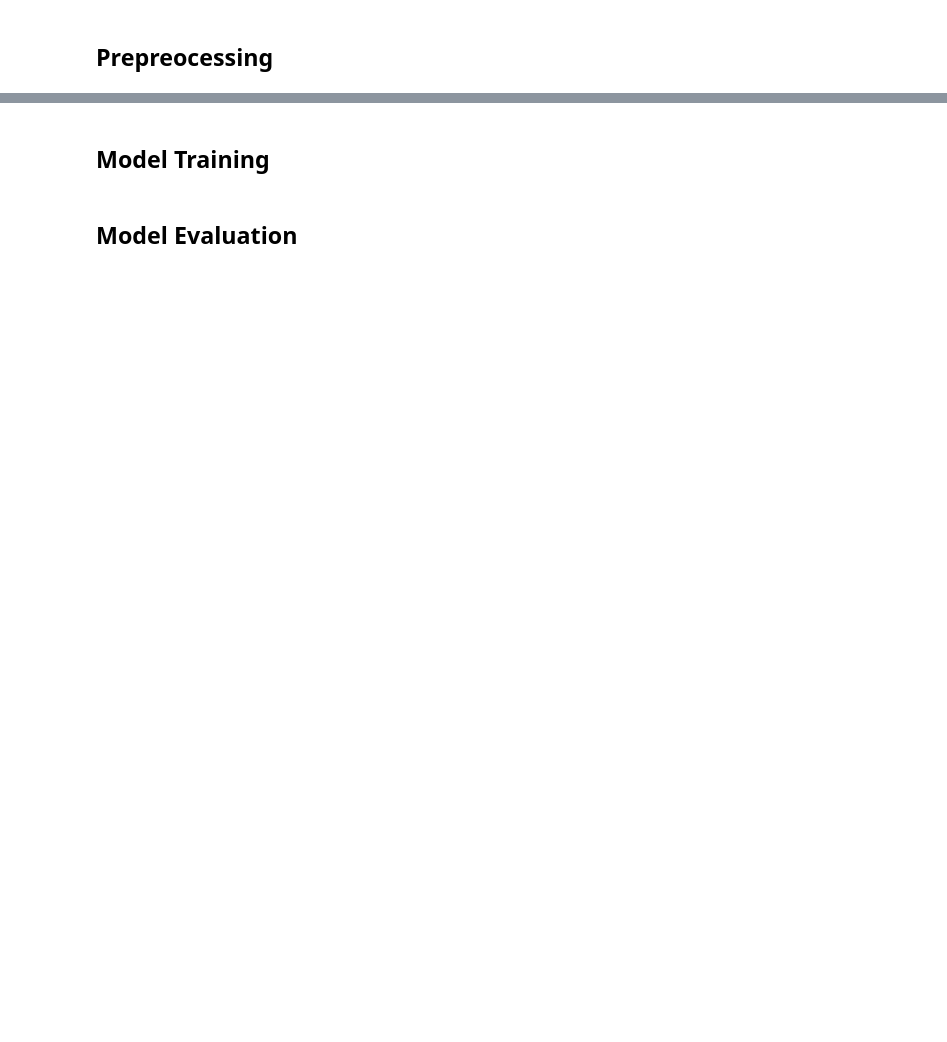
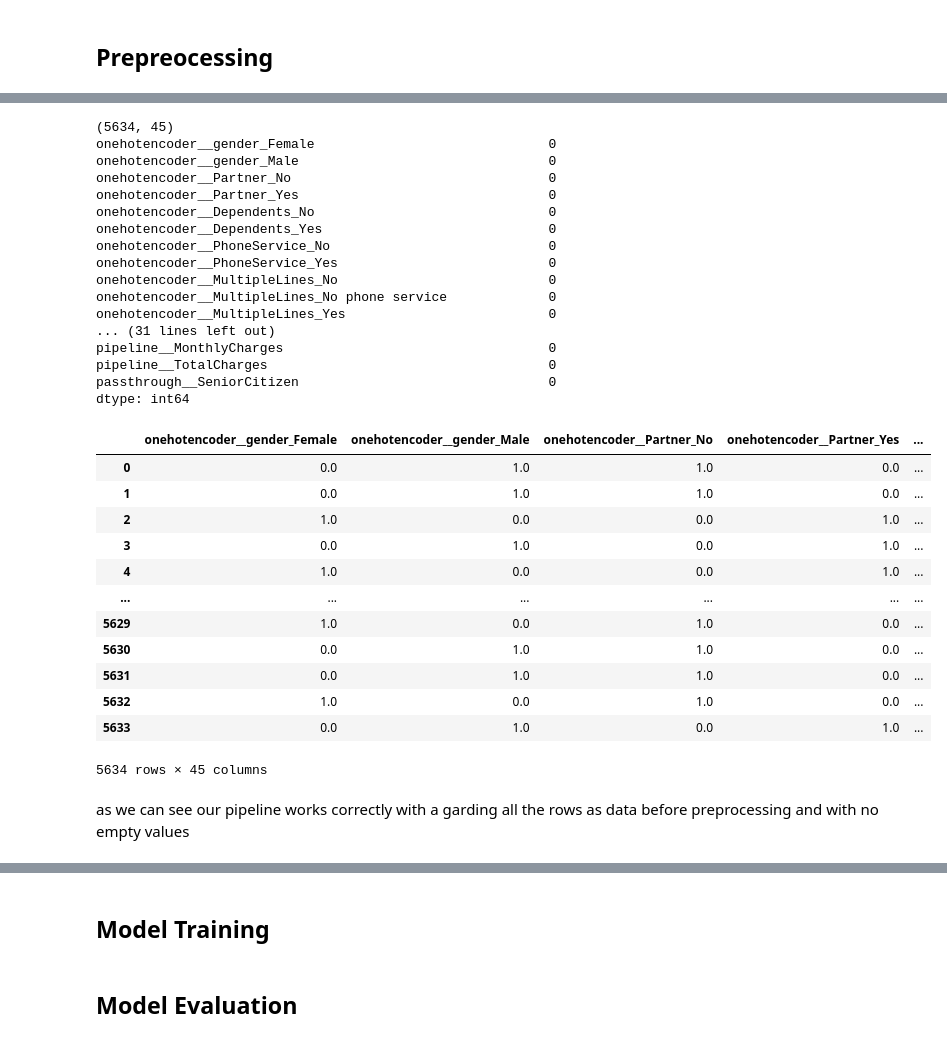
Before and after one commit to rabe156/Telco-Customer-Churn-Prediction, a Jupyter notebook: notebooks/customer_churn_analysis.ipynb, the cells around one changed output, grey strips where cells are left out. Drawn from its saved outputs; the diff is of its cells as text; code cells hidden in the pictures; blank space fills up the shorter version.

Commit message:
data preprocessing added

```diff
--- a/notebooks/customer_churn_analysis.ipynb
+++ b/notebooks/customer_churn_analysis.ipynb
@@ -146,6 +146,8 @@ data["TotalCharges"]=pd.to_numeric(data["TotalCharges"].astype(str).str.strip()
 print(data["TotalCharges"].dtype)
 numerical_columns=Selector(dtype_exclude=object)(data)
 categorical_columns=Selector(dtype_include=object)(data)
+categorical_columns.remove("customerID")
+
 numerical_columns , categorical_columns
 # %% [output]
 float64
@@ -461,0 +457,6 @@ The next stage will focus on data splitting, preprocessing pipelines, model trai
+# %%
+from sklearn.model_selection import train_test_split
+data=data.drop(columns=["customerID"])
+XTrain ,XTest , YTrain ,YTest = train_test_split(data ,target , train_size= 0.8 , stratify=target , random_state=0)
+print(XTrain.shape , XTest.shape , YTrain.shape , YTest.shape)
+(YTrain == "Yes").mean() , (YTest== "Yes").mean()
@@ -461,0 +478,58 @@ The next stage will focus on data splitting, preprocessing pipelines, model trai
+# %%
+from sklearn.pipeline import make_pipeline ,Pipeline
+from sklearn.preprocessing import OneHotEncoder , StandardScaler
+from sklearn.impute import SimpleImputer
+from sklearn.compose import make_column_transformer
+if "SeniorCitizen" in numerical_columns :
+    numerical_columns.remove("SeniorCitizen")
+binary_columns = ["SeniorCitizen"]
+Numericpreprocessing= make_pipeline(
+    SimpleImputer(strategy="constant" , fill_value= 0 ),
+    StandardScaler()
+)
+preprocessing= make_column_transformer(
+    (OneHotEncoder(handle_unknown="ignore"),categorical_columns),
+    (Numericpreprocessing,numerical_columns),
+    ("passthrough" , binary_columns)
+)
+XTrainPre=preprocessing.fit_transform(XTrain)
+
+features=preprocessing.get_feature_names_out()
+XTrainP=pd.DataFrame(XTrainPre , columns=features)
+print(XTrainP.shape )
+empty=XTrainP.isnull().sum()
+print(empty)
+XTrainP
+# %% [output]
+(5634, 45)
+onehotencoder__gender_Female                              0
+onehotencoder__gender_Male                                0
+onehotencoder__Partner_No                                 0
+onehotencoder__Partner_Yes                                0
+onehotencoder__Dependents_No                              0
+onehotencoder__Dependents_Yes                             0
+onehotencoder__PhoneService_No                            0
+onehotencoder__PhoneService_Yes                           0
+onehotencoder__MultipleLines_No                           0
+onehotencoder__MultipleLines_No phone service             0
+onehotencoder__MultipleLines_Yes                          0
+... (31 lines left out)
+pipeline__MonthlyCharges                                  0
+pipeline__TotalCharges                                    0
+passthrough__SeniorCitizen                                0
+dtype: int64
+|  | onehotencoder__gender_Female | onehotencoder__gender_Male | onehotencoder__Partner_No | onehotencoder__Partner_Yes | ... |
+| 0 | 0.0 | 1.0 | 1.0 | 0.0 | ... |
+| 1 | 0.0 | 1.0 | 1.0 | 0.0 | ... |
+| 2 | 1.0 | 0.0 | 0.0 | 1.0 | ... |
+| 3 | 0.0 | 1.0 | 0.0 | 1.0 | ... |
+| 4 | 1.0 | 0.0 | 0.0 | 1.0 | ... |
+| ... | ... | ... | ... | ... | ... |
+| 5629 | 1.0 | 0.0 | 1.0 | 0.0 | ... |
+| 5630 | 0.0 | 1.0 | 1.0 | 0.0 | ... |
+| 5631 | 0.0 | 1.0 | 1.0 | 0.0 | ... |
+| 5632 | 1.0 | 0.0 | 1.0 | 0.0 | ... |
+| 5633 | 0.0 | 1.0 | 0.0 | 1.0 | ... |
+5634 rows × 45 columns
+# %% [markdown]
+as we can see our pipeline works correctly with a garding all the rows as data before preprocessing and with no empty values
```
Also changed, not shown: parts of 7 cells of this notebook.
